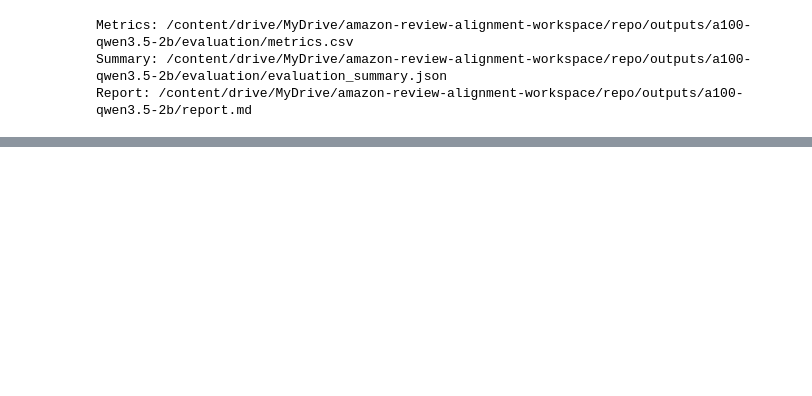
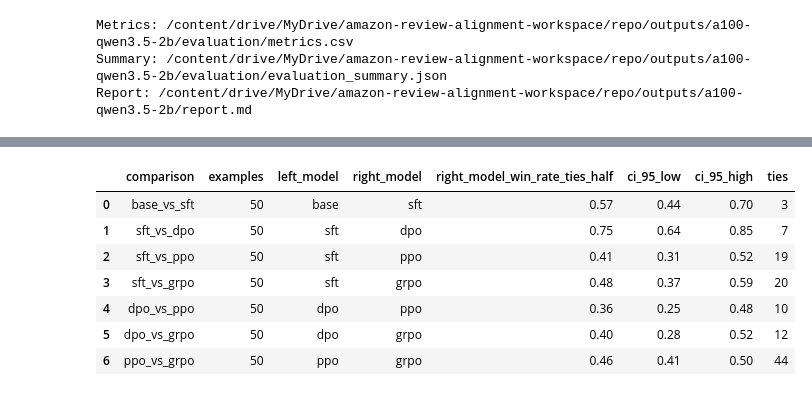
Before and after one commit to j156734119/Amazon-reviews-2023-electronics-SFT-DPO, a Jupyter notebook: Amazon_Review_Alignment_A100—1.ipynb, the cells around one changed output, grey strips where cells are left out. Drawn from its saved outputs; the diff is of its cells as text; code cells hidden in the pictures; blank space fills up the shorter version.

```diff
--- a/Amazon_Review_Alignment_A100—1.ipynb
+++ b/Amazon_Review_Alignment_A100—1.ipynb
@@ -1166,0 +1373,91 @@ Report: /content/drive/MyDrive/amazon-review-alignment-workspace/repo/outputs/a1
+# %%
+from pathlib import Path
+import os
+import subprocess
+import sys
+import yaml
+import pandas as pd
+
+REPO_DIR = Path(
+    "/content/drive/MyDrive/amazon-review-alignment-workspace/repo"
+)
+OUTPUT_ROOT = REPO_DIR / "outputs" / "a100-qwen3.5-2b"
+BASE_CONFIG = (
+    OUTPUT_ROOT / "run_configs" / "rlhf_a100_dpo_v2.yaml"
+)
+
+os.chdir(REPO_DIR)
+
+if not os.getenv("OPENAI_API_KEY"):
+    from google.colab import userdata
+    os.environ["OPENAI_API_KEY"] = userdata.get("OPENAI_API_KEY")
+
+if not os.getenv("OPENAI_API_KEY"):
+    raise RuntimeError("Colab Secrets中没有OPENAI_API_KEY")
+
+# 读取现有DPO v2配置，创建Judge专用配置
+config = yaml.safe_load(BASE_CONFIG.read_text(encoding="utf-8"))
+
+config["evaluation"]["run_llm_judge"] = True
+config["evaluation"]["judge_samples_per_pair"] = 50
+config["evaluation"]["judge_pairs"] = [
+    ["base", "sft"],
+    ["sft", "dpo"],
+    ["sft", "ppo"],
+    ["sft", "grpo"],
+    ["dpo", "ppo"],
+    ["dpo", "grpo"],
+    ["ppo", "grpo"],
+]
+
+JUDGE_CONFIG = OUTPUT_ROOT / "run_configs" / "llm_judge.yaml"
+JUDGE_CONFIG.write_text(
+    yaml.safe_dump(config, sort_keys=False),
+    encoding="utf-8",
+)
+
+env = os.environ.copy()
+env["PYTHONPATH"] = str(REPO_DIR / "src")
+env["PYTHONUNBUFFERED"] = "1"
+
+def cli(*args):
+    command = [
+        sys.executable,
+        "-u",
+        "-m",
+        "amazon_review_alignment.cli",
+        *(str(arg) for arg in args),
+    ]
+    print("\n$", " ".join(command))
+    subprocess.run(command, cwd=REPO_DIR, env=env, check=True)
+
+# 不加force-inference，复用已有500条预测
+cli(
+    "evaluate",
+    "--config",
+    JUDGE_CONFIG,
+    "--llm-judge",
+    "--variants",
+    "base",
+    "sft",
+    "dpo",
+    "ppo",
+    "grpo",
+)
+
+cli("build-report", "--config", JUDGE_CONFIG)
+
+summary_path = (
+    OUTPUT_ROOT
+    / "evaluation"
+    / "judge_pairwise_summary.csv"
+)
+
+print("\n===== LLM JUDGE RESULTS =====")
+display(pd.read_csv(summary_path))
+
+print(
+    "Report:",
+    OUTPUT_ROOT / "evaluation" / "report.md",
+)
+# %% [output]
@@ -1166,0 +1469,8 @@ Report: /content/drive/MyDrive/amazon-review-alignment-workspace/repo/outputs/a1
+|  | comparison | examples | left_model | right_model | right_model_win_rate_ties_half | ci_95_low | ci_95_high | ties |
+| 0 | base_vs_sft | 50 | base | sft | 0.57 | 0.44 | 0.70 | 3 |
+| 1 | sft_vs_dpo | 50 | sft | dpo | 0.75 | 0.64 | 0.85 | 7 |
+| 2 | sft_vs_ppo | 50 | sft | ppo | 0.41 | 0.31 | 0.52 | 19 |
+| 3 | sft_vs_grpo | 50 | sft | grpo | 0.48 | 0.37 | 0.59 | 20 |
+| 4 | dpo_vs_ppo | 50 | dpo | ppo | 0.36 | 0.25 | 0.48 | 10 |
+| 5 | dpo_vs_grpo | 50 | dpo | grpo | 0.40 | 0.28 | 0.52 | 12 |
+| 6 | ppo_vs_grpo | 50 | ppo | grpo | 0.46 | 0.41 | 0.50 | 44 |
```
Also changed, not shown: parts of 5 cells of this notebook.
